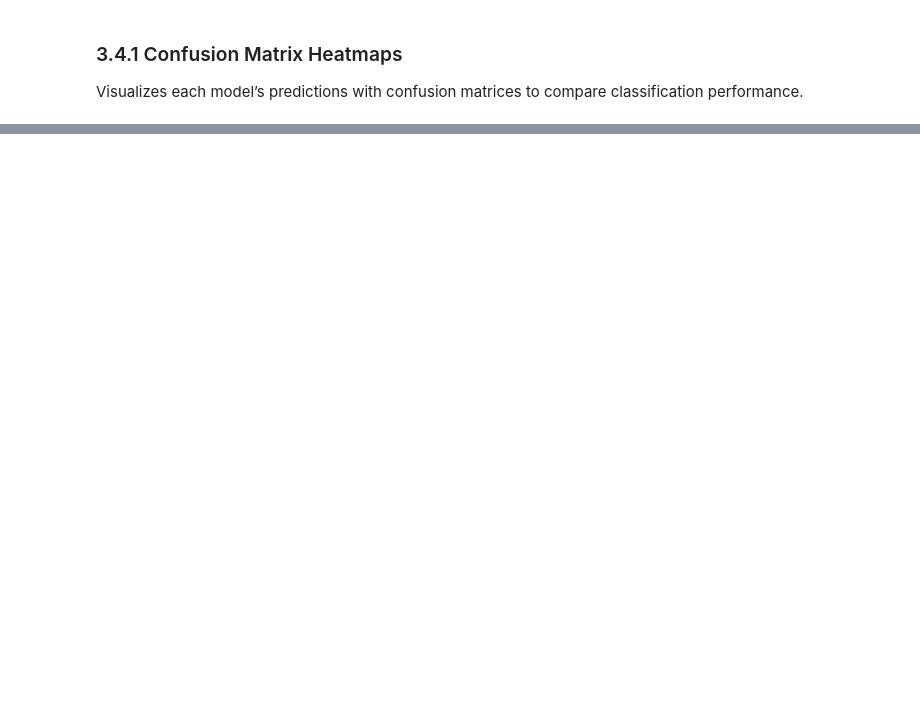
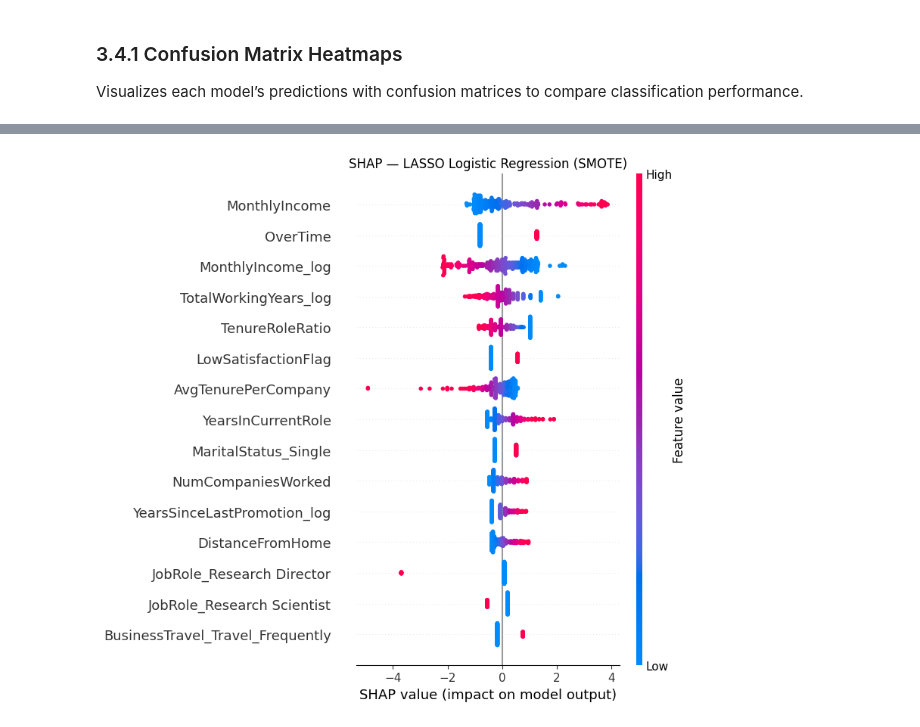
Before and after one commit to BigDataProject8/WorkforceIntelligence, a Jupyter notebook: project-08.ipynb, the cells around one changed output, grey strips where cells are left out. Drawn from its saved outputs; the diff is of its cells as text; code cells hidden in the pictures; blank space fills up the shorter version.

```diff
--- a/project-08.ipynb
+++ b/project-08.ipynb
@@ -995,0 +1411,12 @@ plt.show()
+# %%
+# Linear explainer for LASSO with SMOTE (uses SMOTE-scaled data)
+explainer_lasso_smote = shap.LinearExplainer(lasso_smote, X_train_sm_scaled)
+shap_values_lasso_smote = explainer_lasso_smote.shap_values(X_test_sm_scaled)
+
+# Summary plot
+shap.summary_plot(shap_values_lasso_smote, X_test, max_display=15, show=False)
+plt.title("SHAP — LASSO Logistic Regression (SMOTE)")
+plt.tight_layout()
+plt.show()
+# %% [output]
+[figure, added]
```
Also changed, not shown: parts of 42 cells of this notebook.
